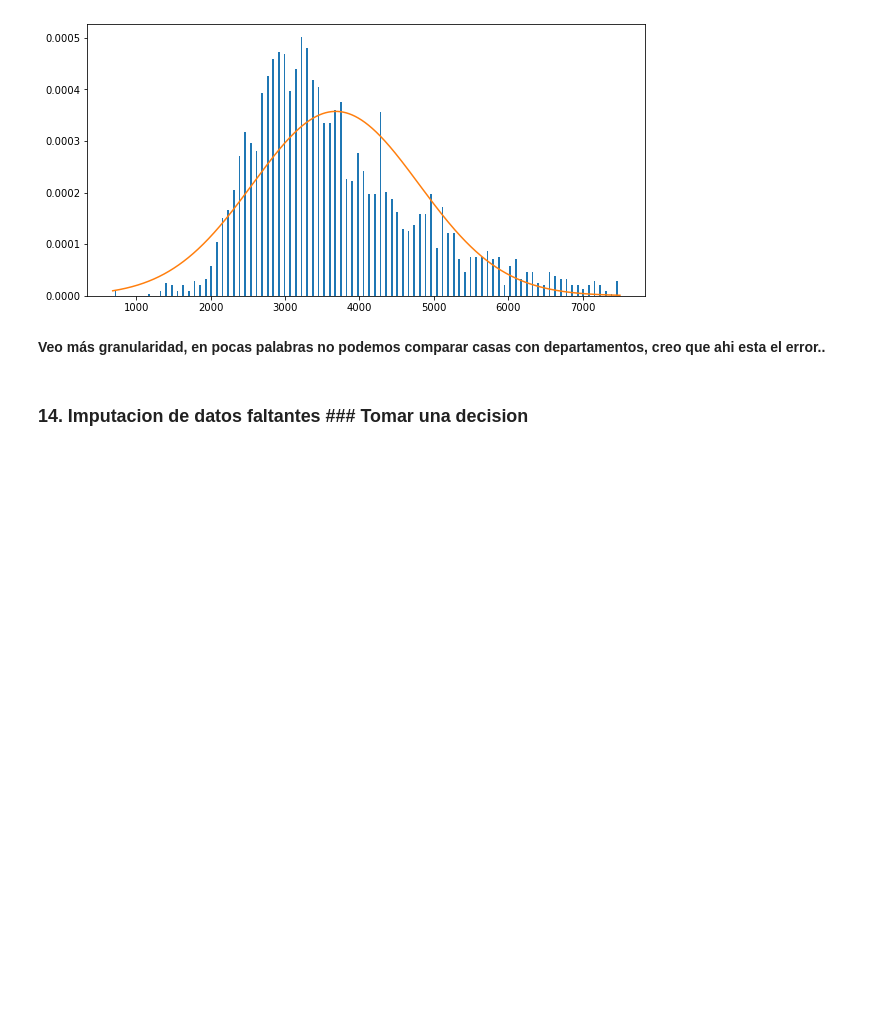
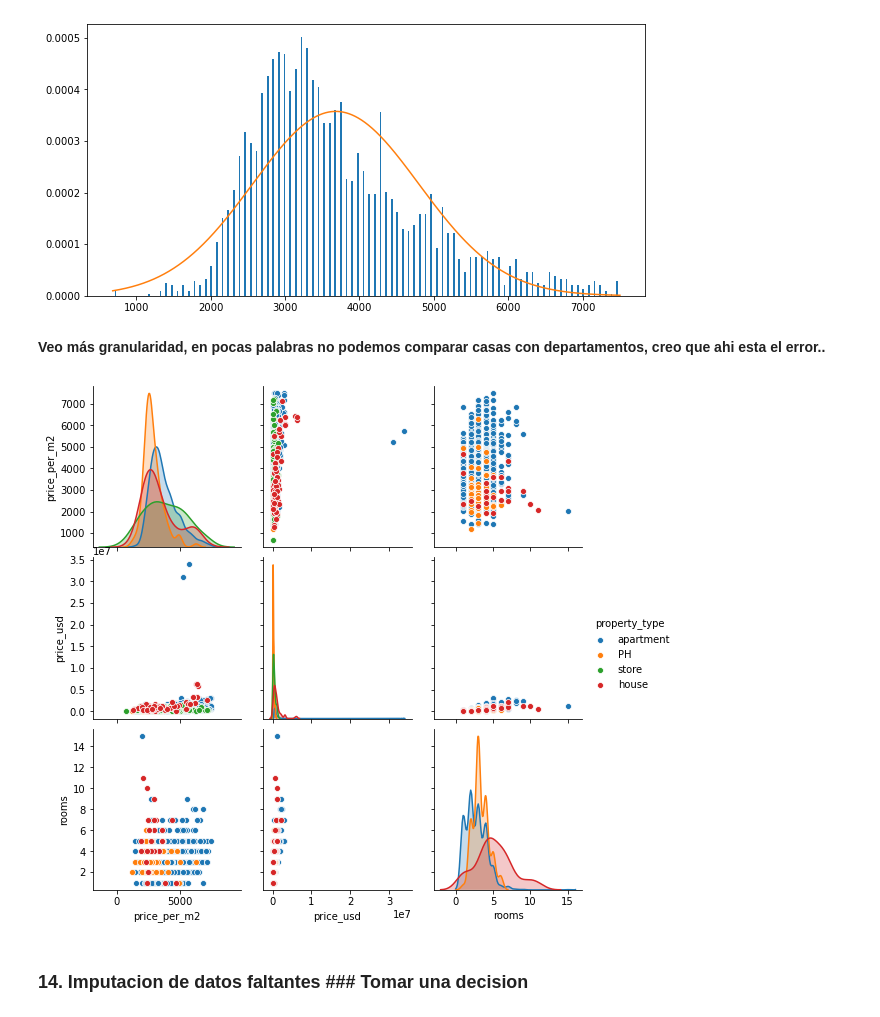
Before and after one commit to nachommm/desafio1, a Jupyter notebook: TP1backup.ipynb, the cells around one changed output. Saved outputs shown, nothing was run; the diff lists cells and outputs as text; code cells hidden in the pictures; blank space fills up the shorter version.

```diff
--- a/TP1backup.ipynb
+++ b/TP1backup.ipynb
@@ -970,6 +970,12 @@ plt.plot(rng, norm.pdf(rng, data_caba_clean_palermo.price_per_m2.mean(), data_ca
 [figure]
 # %% [markdown]
 <strong>Veo más granularidad, en pocas palabras no podemos comparar casas con departamentos, creo que ahi esta el error..</strong>
+# %%
+data_palermo_pairplot = pd.DataFrame(data_caba_clean_palermo, columns=['price_per_m2','price_usd', 'rooms', 'property_type'])
+data_palermo_pairplot.head(3)
+sns.pairplot(data_palermo_pairplot, hue='property_type', height=2.5);
+# %% [output]
+[figure, added]
 # %% [markdown]
 ### 14. Imputacion de datos faltantes ### Tomar una decision
 # %%
```
